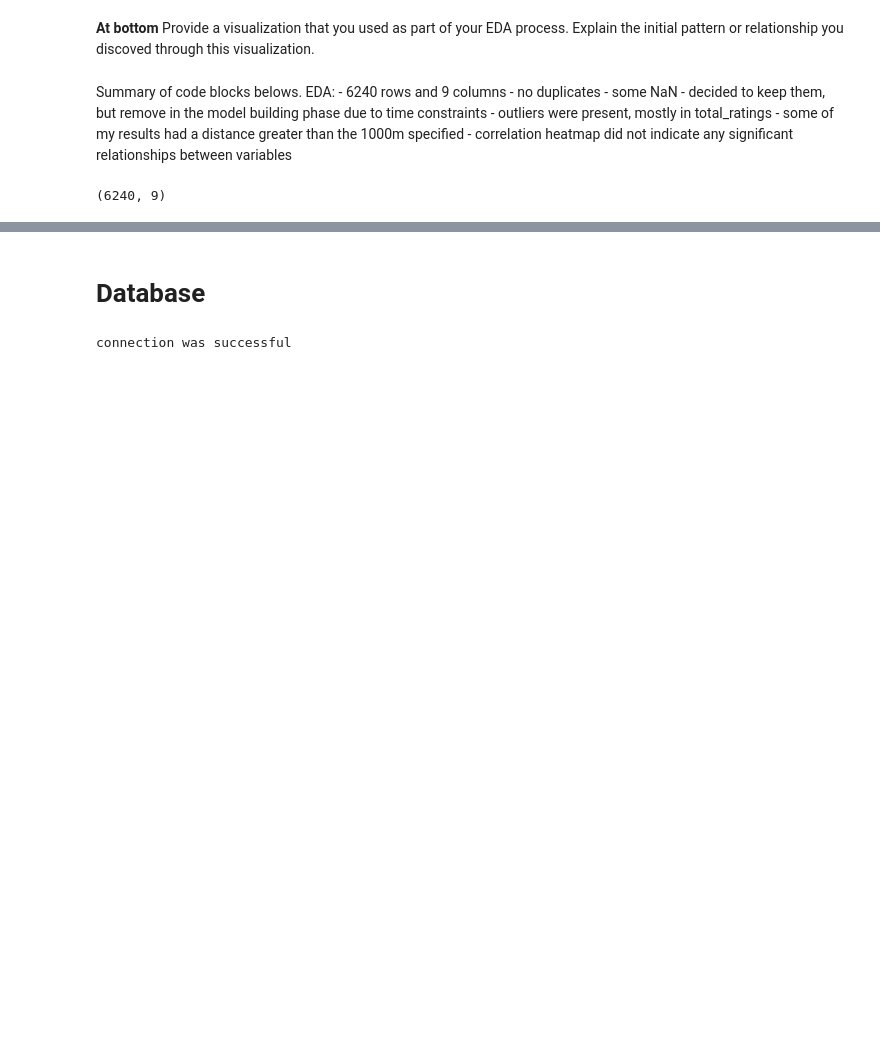
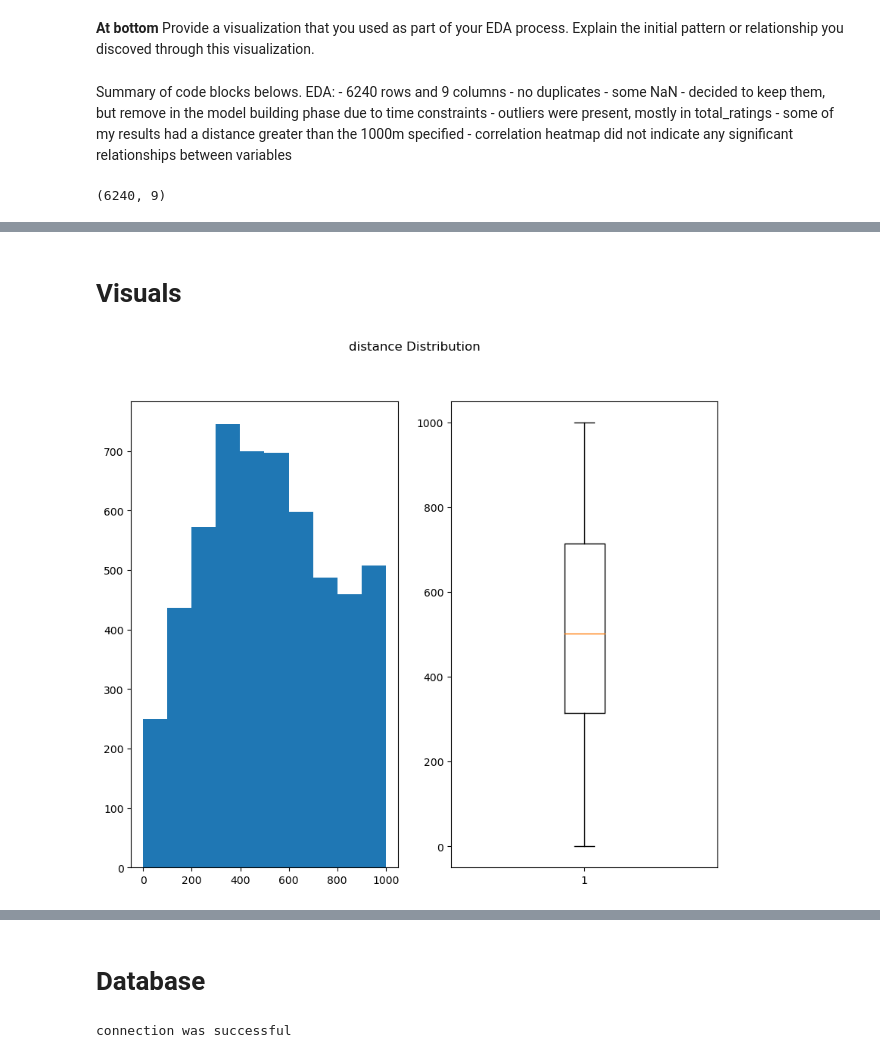
Before and after one commit to SBangarh/Bike-station-and-destination-location, a Jupyter notebook: notebooks/joining_data.ipynb, the cells around one changed output, grey strips where cells are left out. Saved outputs shown, nothing was run; the diff lists cells and outputs as text; code cells hidden in the pictures; blank space fills up the shorter version.

```diff
--- a/notebooks/joining_data.ipynb
+++ b/notebooks/joining_data.ipynb
@@ -70,0 +158,15 @@ sns.boxplot(x=combined_df_final['total_ratings'])
+# %% [markdown]
+# Visuals
+# %%
+#function to plot histogram and boxplot
+def plot_boxplot_histogram(dataframe, feature):
+    fig, (ax1, ax2) = plt.subplots(1, 2, figsize=(10, 8))
+    ax1.hist(dataframe[feature])
+    ax2.boxplot(dataframe[feature])
+    plt.suptitle(f"{feature} Distribution")
+    plt.show()
+# %%
+#distribution for distance
+plot_boxplot_histogram(combined_df_final, 'distance')
+# %% [output]
+[figure, added]
```
Also changed, not shown: parts of 54 cells of this notebook, 6 other files.
